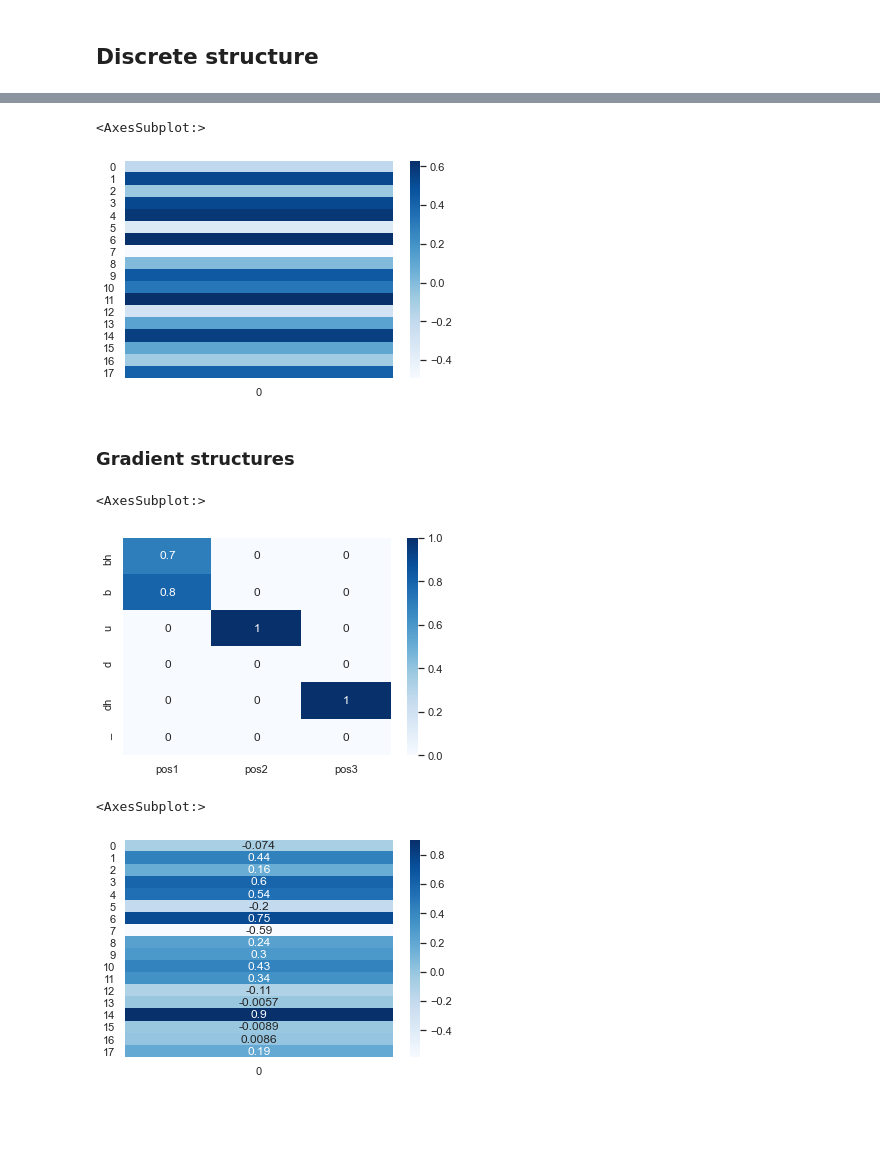
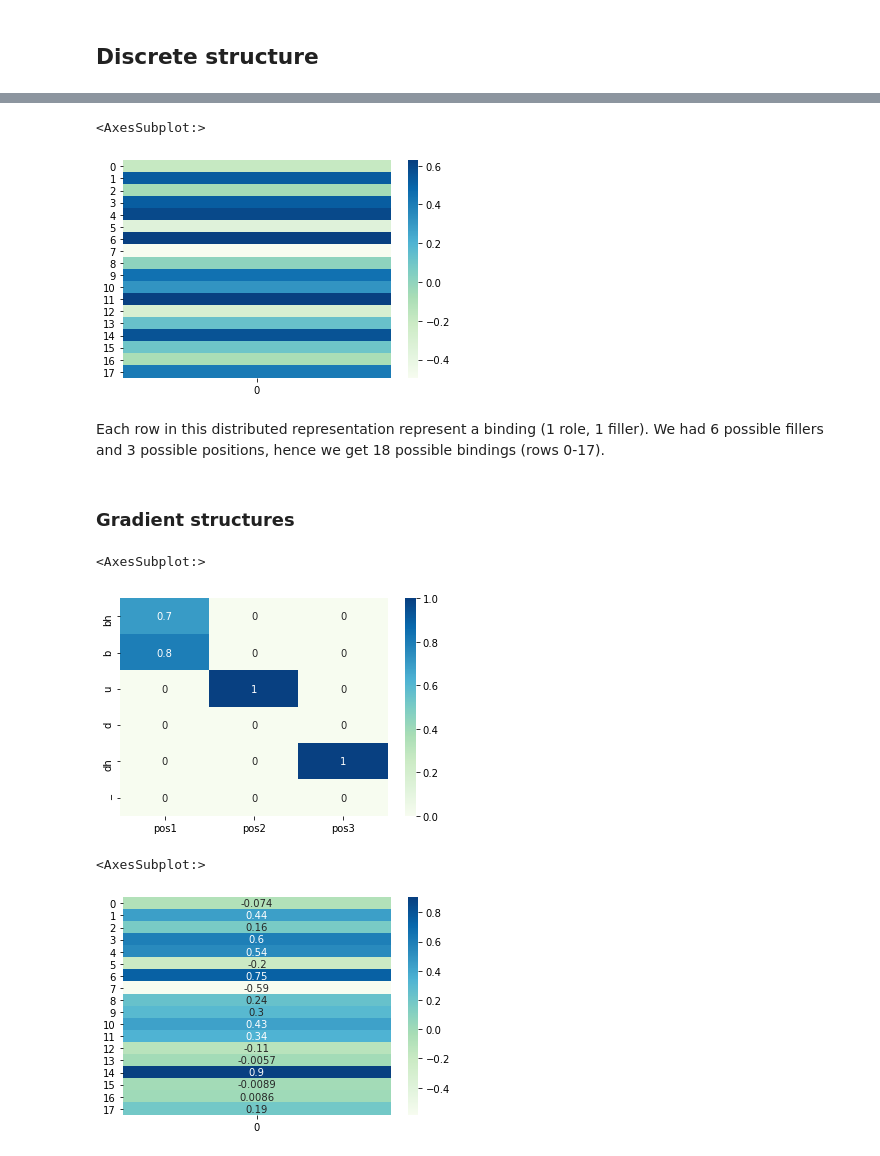
Before and after one commit to amasotti/grascom, a Jupyter notebook: TPR_example.ipynb, the cells around one changed output, grey strips where cells are left out. Cells and saved outputs as stored; diff of their text form; code cells hidden in the pictures; blank space fills up the shorter version.

```diff
--- a/TPR_example.ipynb
+++ b/TPR_example.ipynb
@@ -216,27 +250,29 @@ budh_heat = sns.heatmap(budh,
 # %%
 # Distributed representation
 sns.heatmap(tpr_budh.reshape((18,1)),
-            cmap="Blues")
+            cmap="GnBu")
 # %% [output]
 <AxesSubplot:>
-[figure, old version]
+[figure, new version]
+# %% [markdown]
+Each row in this distributed representation represent a binding (1 role, 1 filler). We had 6 possible fillers and 3 possible positions, hence we get 18 possible bindings (rows 0-17).
 # %% [markdown]
 ### Gradient structures
 # %%
 # Blend representation (discrete)
 sns.heatmap(bbhudh,
-            cmap="Blues",
+            cmap="GnBu",
             annot=True,
             xticklabels=roles,
             yticklabels=fillers)
 # %% [output]
 <AxesSubplot:>
-[figure, old version]
+[figure, new version]
 # %%
 # Blend representation (distributed)
 sns.heatmap(tpr_bbhudh.reshape((18,1)),
-            cmap="Blues",
+            cmap="GnBu",
             annot=True)
 # %% [output]
 <AxesSubplot:>
-[figure, old version]
+[figure, new version]
```
Also changed, not shown: parts of 14 cells of this notebook, 26 other files.
